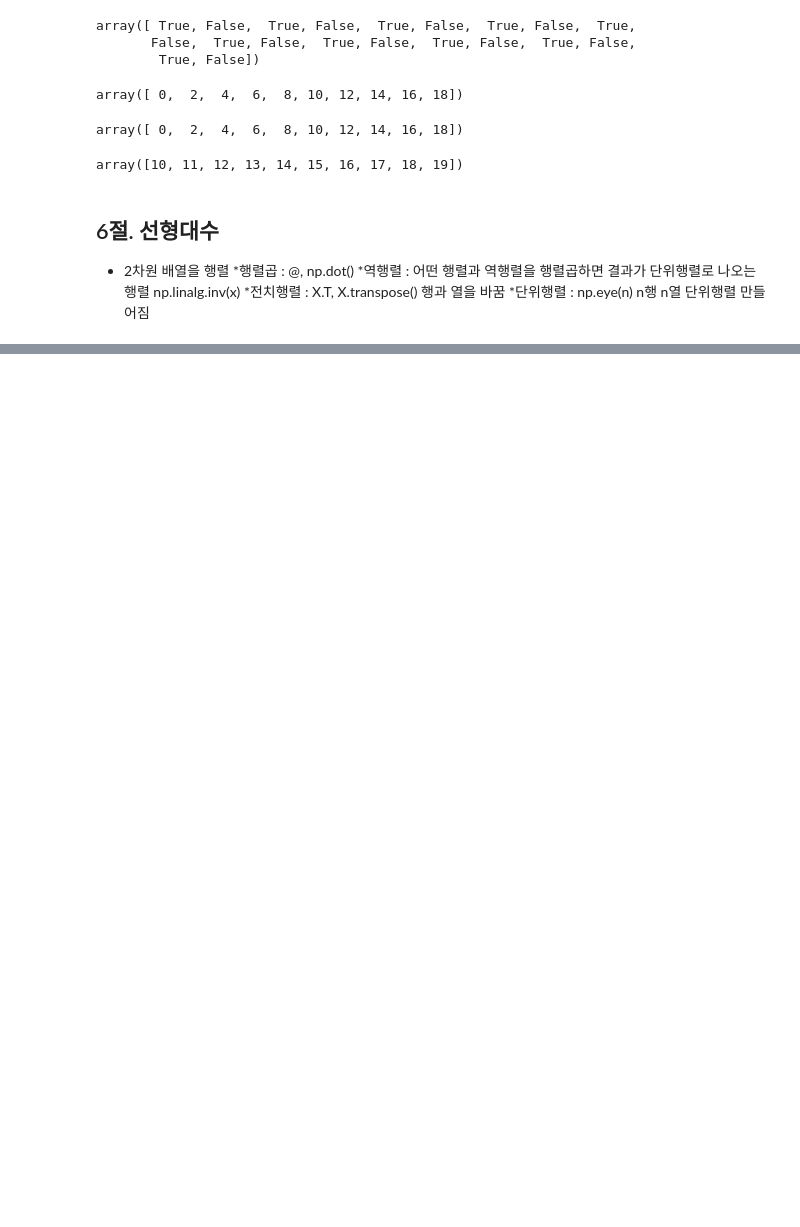
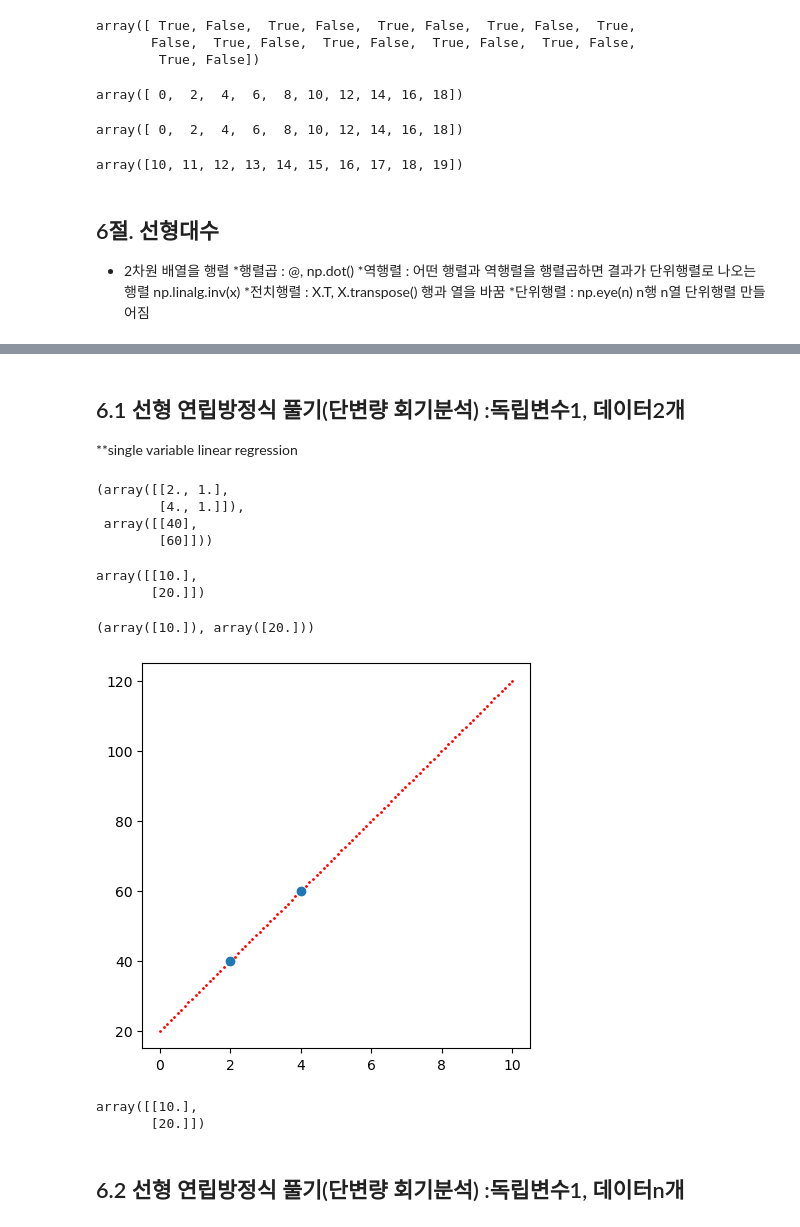
Before and after one commit to jack8704/ai, a Jupyter notebook: source/01_python/ch10_N차원 배열 다루기.ipynb, the cells around one changed output, grey strips where cells are left out. Saved outputs shown, nothing was run; the diff lists cells and outputs as text; code cells hidden in the pictures; blank space fills up the shorter version.

```diff
--- a/source/01_python/ch10_N차원 배열 다루기.ipynb
+++ b/source/01_python/ch10_N차원 배열 다루기.ipynb
@@ -1861,0 +1908,55 @@ array([10, 11, 12, 13, 14, 15, 16, 17, 18, 19])
+# %% [markdown]
+## 6.1 선형 연립방정식 풀기(단변량 회기분석) :독립변수1, 데이터2개
+ **single variable linear regression
+# %%
+x= np.array([2, 4])  # 독립변수 - 입력데이터
+y= np.array([40,60])  # 종속변수(타겟변수)
+Y= y.reshape(-1,1)
+Y= y[:,np.newaxis]
+Y=np.expand_dims(y,axis=1)
+Y=y[:,None]
+np.ones(len(x))
+X=np.column_stack( (x,np.ones(len(x))) )
+X,Y
+# %% [output]
+(array([[2., 1.],
+        [4., 1.]]),
+ array([[40],
+        [60]]))
+# %%
+# X@wb = Y
+# X의역행렬@X@wb=X의역행렬@Y
+# 단위행렬@wb=X의역행렬@Y
+# wb=X의역행렬@Y
+wb=(np.linalg.inv(X)) @ Y
+wb
+# %% [output]
+array([[10.],
+       [20.]])
+# %%
+# Weight = 10
+# bias = 20
+wb[0], wb[1]
+# %% [output]
+(array([10.]), array([20.]))
+# %%
+x_=np.linspace(0,10,100)
+h=wb[0]*x_+wb[1] #예측값
+h_1=np.add(np.multiply(wb[0],x_), wb[1]) #데이터가 많고, 식이 복잡할 경우 범용함수 사용 추천
+# %%
+import matplotlib.pyplot as plt
+plt.figure(figsize=(5,5)) #현재 셀의 그래프 사이즈 조정
+#plt.rcParams['figure.figsize']=(5,2) #지금부터 그래프 사이즈 조정
+plt.scatter(x_, h,color="r",s=1) # 점그래프
+plt.scatter(x, y)
+plt.show()
+# %% [output]
+[figure, added]
+# %%
+#Y 값 한번에 찾기
+np.linalg.solve(X,Y) #X가 정방행렬일 경우
+# %% [output]
+array([[10.],
+       [20.]])
+# %% [markdown]
+## 6.2 선형 연립방정식 풀기(단변량 회기분석) :독립변수1, 데이터n개
```
Also changed, not shown: parts of 57 cells of this notebook, 2 other files.
